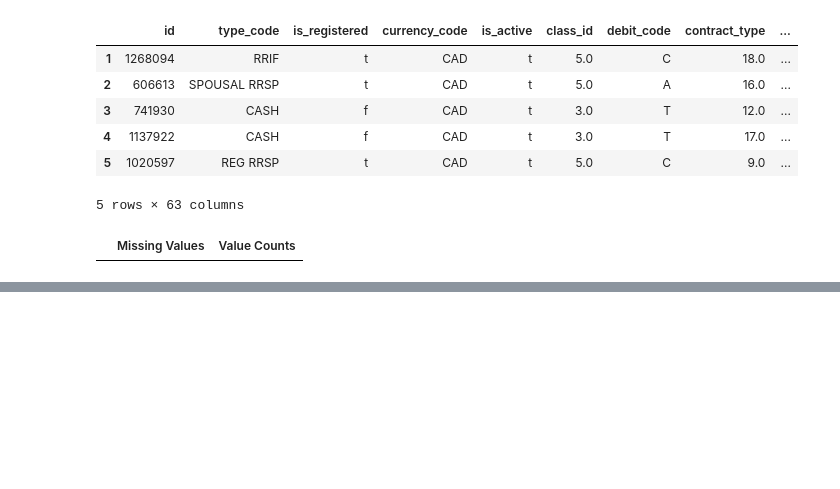
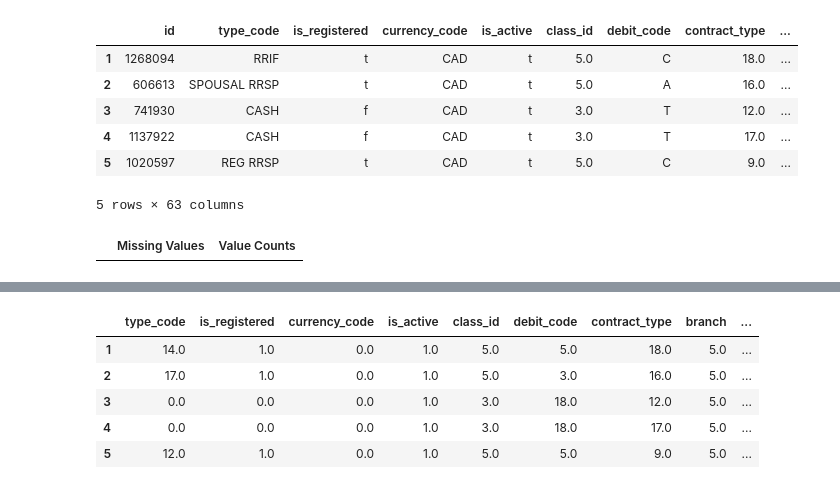
Before and after one commit to adparekh/CxC-Hackathon, a Jupyter notebook: final-hackathon.ipynb, the cells around one changed output, grey strips where cells are left out. Cells and saved outputs as stored; diff of their text form; code cells hidden in the pictures; blank space fills up the shorter version.

Commit message:
Finished label encoding

```diff
--- a/final-hackathon.ipynb
+++ b/final-hackathon.ipynb
@@ -258,3 +274,23 @@ missing_values_train
+# %%
+# Use the OrdinalEncoder to convert labels into values
+ordinal_encoder = OrdinalEncoder()
+label_encoder = LabelEncoder()
+
+# Drop 'id' column from dataset as it is not needed for training the model
+to_encode = train_data.drop(columns=['id'], inplace=False)
+
+# Extract input features (X) and output labels (y)
+X = to_encode.drop(columns=['label'])  # Input features
+y = to_encode['label']  # Output labels
+
+# Identify categorical features to be encoded (excluding output label)
+categorical_features = X.select_dtypes(include=['object']).columns.tolist()
+
+# Fit the encoder to the dataset and transform it
+X[categorical_features] = ordinal_encoder.fit_transform(X[categorical_features])
+
+encoded_array_y = label_encoder.fit_transform(y)
+y = pd.Series({"label" : encoded_array_y})
 # %%
 # Corelation Matrix
 corr = train_data.corr()
@@ -265,0 +346,9 @@ plt.show()
+# %%
+X.head()
+# %% [output]
+|  | type_code | is_registered | currency_code | is_active | class_id | debit_code | contract_type | branch | ... |
+| 1 | 14.0 | 1.0 | 0.0 | 1.0 | 5.0 | 5.0 | 18.0 | 5.0 | ... |
+| 2 | 17.0 | 1.0 | 0.0 | 1.0 | 5.0 | 3.0 | 16.0 | 5.0 | ... |
+| 3 | 0.0 | 0.0 | 0.0 | 1.0 | 3.0 | 18.0 | 12.0 | 5.0 | ... |
+| 4 | 0.0 | 0.0 | 0.0 | 1.0 | 3.0 | 18.0 | 17.0 | 5.0 | ... |
+| 5 | 12.0 | 1.0 | 0.0 | 1.0 | 5.0 | 5.0 | 9.0 | 5.0 | ... |
```
Also changed, not shown: parts of 8 cells of this notebook.
